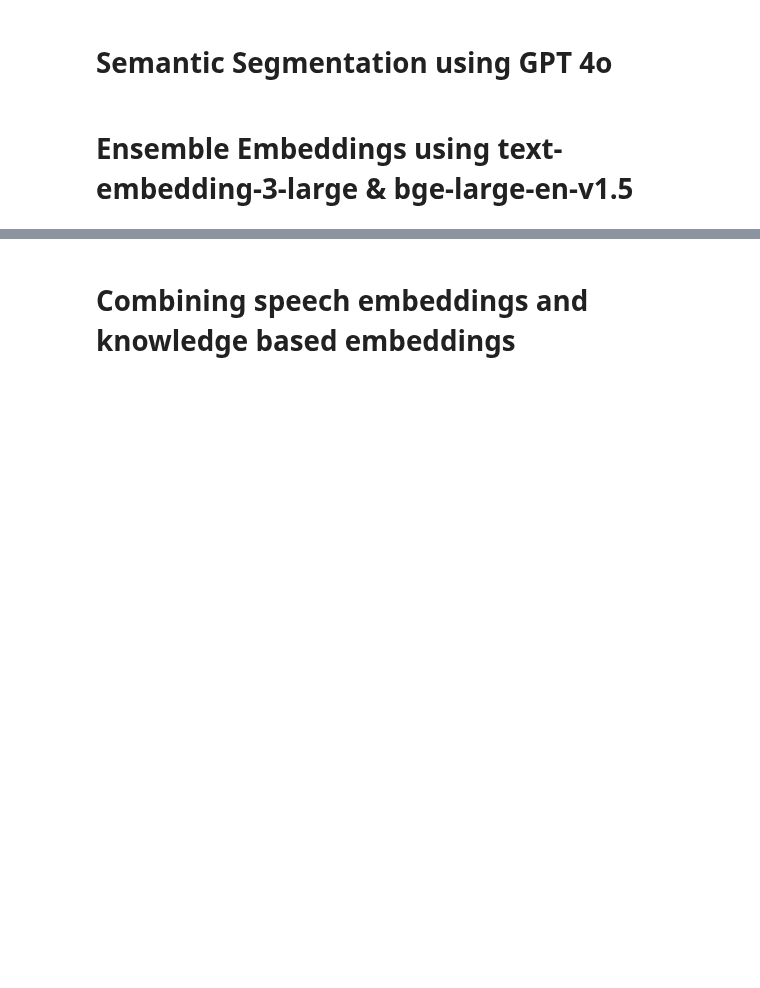
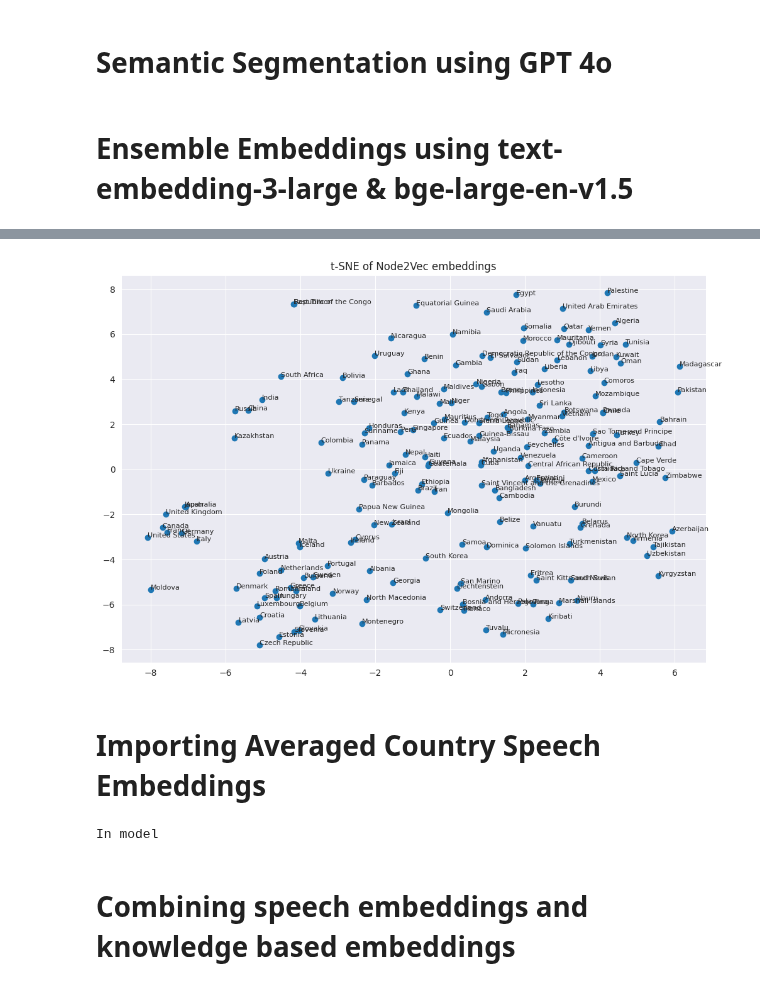
Before and after one commit to IWonderTheFirst/mun, a Jupyter notebook: policy.ipynb, the cells around one changed output, grey strips where cells are left out. Cells and saved outputs as stored; diff of their text form; code cells hidden in the pictures; blank space fills up the shorter version.

```diff
--- a/policy.ipynb
+++ b/policy.ipynb
@@ -216,0 +259,21 @@ def generate_embeddings(texts: list[str]):
+# %%
+socioeconomic = pd.read_csv("/kaggle/input/countries-of-the-world-2023/world-data-2023.csv")
+socioeconomic = socioeconomic.rename(columns={'Country':'countries'})
+socioeconomic = socioeconomic.drop(columns=[
+    'Abbreviation',
+    'Calling Code',
+    'Capital/Major City',
+    'Currency-Code',
+    'Largest city',
+    'Minimum wage',
+    'Maternal mortality ratio',
+    'Tax revenue (%)',
+    'CPI Change (%)'
+])
+socioeconomic = socioeconomic.dropna()
+socioeconomic = socioeconomic.apply(lambda x: x.astype(str).str.replace('%',''))
+socioeconomic = socioeconomic.apply(lambda x: x.astype(str).str.replace(',',''))
+socioeconomic = socioeconomic.apply(lambda x: x.astype(str).str.replace('$',''))
+
+categorical = socioeconomic[['countries','Official language']]
+socioeconomic = socioeconomic.drop(columns=['Official language'])
@@ -217,6 +427,25 @@ def generate_embeddings(texts: list[str]):
+# %%
+vecs = np.array([model.wv[country] for country in model.wv.index_to_key])
+labels = model.wv.index_to_key
+
+tsne = TSNE(n_components=2, random_state=42)
+emb_2d = tsne.fit_transform(vecs)
+
+plt.figure(figsize=(12, 8))
+plt.scatter(emb_2d[:, 0], emb_2d[:, 1])
+
+for i, label in enumerate(labels):
+    plt.annotate(label, (emb_2d[i, 0], emb_2d[i, 1]), fontsize=8)
+
+plt.title("t-SNE of Node2Vec embeddings")
+plt.show()
+# %% [output]
+[figure, added]
 # %%
 def get_organizations(country: str):
     return [igo for igo, members in organizations.items() if country in members]
+# %% [markdown]
+# Importing Averaged Country Speech Embeddings
 # %%
 df = pd.read_csv("/kaggle/input/better-speech-embeddings/country_embeddings_optimized.csv").transpose()
 df2 = pd.read_csv("/kaggle/input/2-hour-speech-embedding-average-5200-speeches/my_file.csv")
@@ -245,4 +474,14 @@ df = df.rename(columns={'Viet Nam': 'Vietnam',
                         'Congo, The Democratic Republic of the': 'Democratic Republic of the Congo',
                         'Czechia': 'Czech Republic',
                         'Congo': 'Republic of the Congo'})
+for i in df.columns:
+    if not i in list(model.wv.key_to_index.keys()):
+        print(i)
+
+print("In model")
+for i in list(model.wv.key_to_index.keys()):
+    if not i in df.columns:
+        print(i)
+# %% [output]
+In model
 # %%
```
Also changed, not shown: parts of 41 cells of this notebook.
